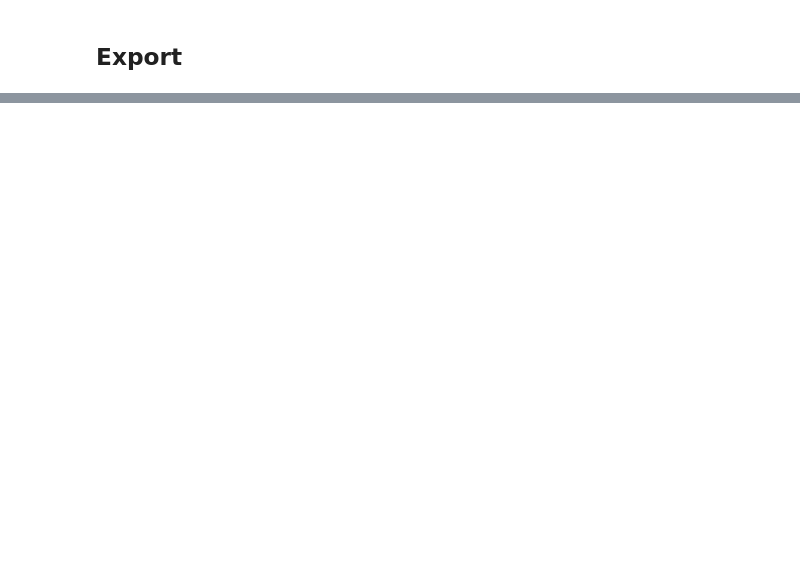
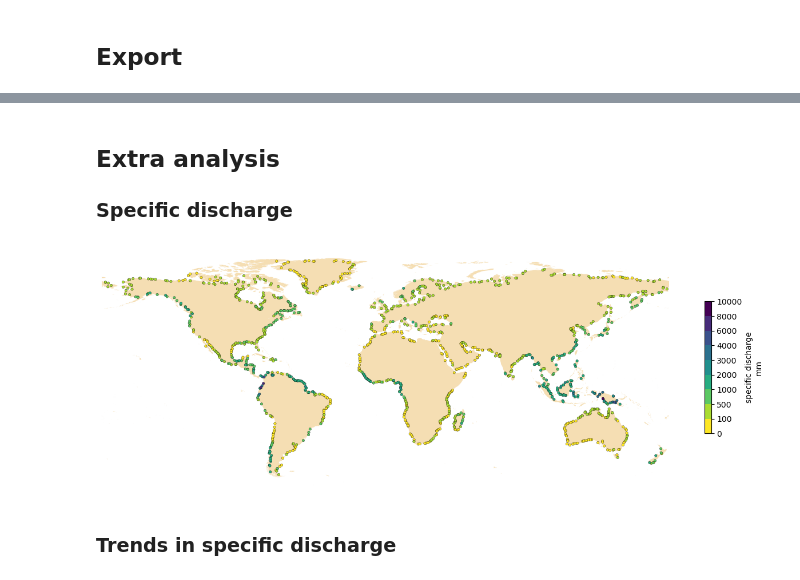
Before and after one commit to casadoj/SotCin2024, a Jupyter notebook: notebook/3.1_discharge_timeseries.ipynb, the cells around one changed output, grey strips where cells are left out. Cells and saved outputs as stored; diff of their text form; code cells hidden in the pictures; blank space fills up the shorter version.

```diff
--- a/notebook/3.1_discharge_timeseries.ipynb
+++ b/notebook/3.1_discharge_timeseries.ipynb
@@ -293,0 +312,3 @@ print(f'Discharge monthly anomalies saved in:\t{output_file}')
+# %% [markdown]
+## Extra analysis
+### Specific discharge
@@ -293,0 +336,42 @@ print(f'Discharge monthly anomalies saved in:\t{output_file}')
+# %%
+# Define the colormap and normalization
+boundaries = [0, 100, 500, 1000, 2000, 3000, 4000, 6000, 8000, 10000]
+cmap = plt.cm.viridis_r
+ncolors = len(boundaries) - 1
+colors = cmap(np.linspace(0, 1, ncolors))
+cmap_discrete = mcolors.ListedColormap(colors)
+norm = mcolors.BoundaryNorm(boundaries, ncolors, extend='neither')
+
+outlets.sort_values('specific_discharge', inplace=True)
+
+fig, ax = plt.subplots(figsize=(16, 6), subplot_kw=dict(projection=ccrs.PlateCarree()))
+
+# Plot coastlines for continents
+ax.add_feature(
+    cfeature.NaturalEarthFeature('physical', 'coastline', '50m'),
+    edgecolor='none',
+    facecolor='wheat',
+    linewidth=.8,
+    # alpha=.5,
+    zorder=0,
+)
+
+# scatter plot of annual specific discharge (mm)
+sct = ax.scatter(
+    outlets.geometry.x,
+    outlets.geometry.y,
+    c=outlets.specific_discharge,
+    s=10,
+    cmap=cmap_discrete,
+    norm=norm,
+    edgecolor='k',
+    lw=.25,
+)
+plt.colorbar(sct, shrink=0.5, label='specific discharge\nmm')
+ax.axis('off');
+
+plt.savefig(PATH_PLOT / 'specific_discharge.jpg', dpi=300, bbox_inches='tight');
+# %% [output]
+[figure, added]
+# %% [markdown]
+### Trends in specific discharge
```
Also changed, not shown: parts of 20 cells of this notebook, 3 other files.
